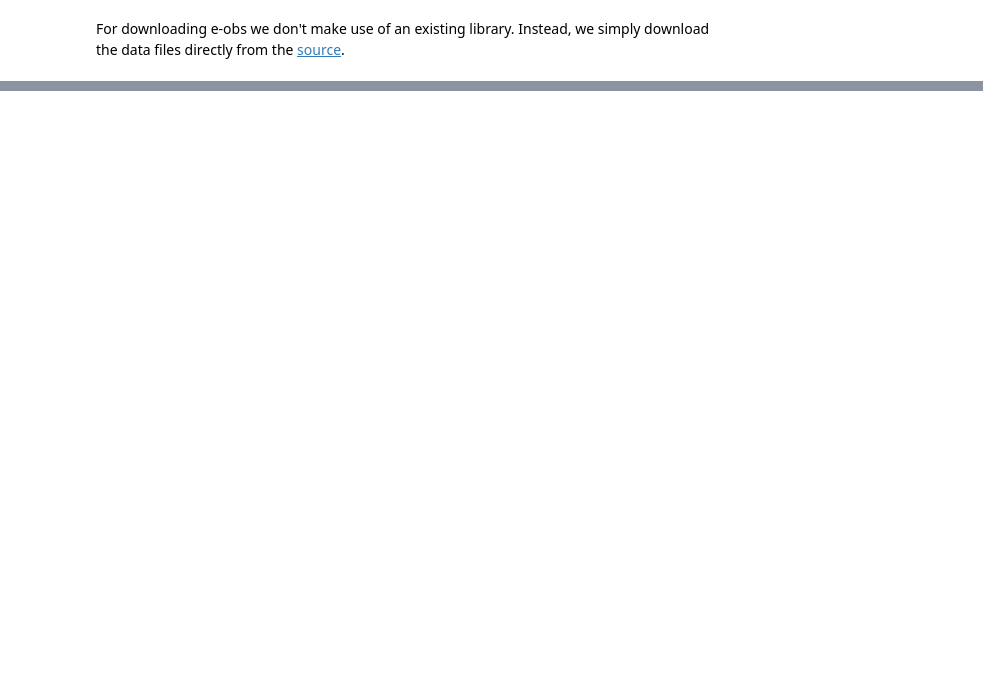
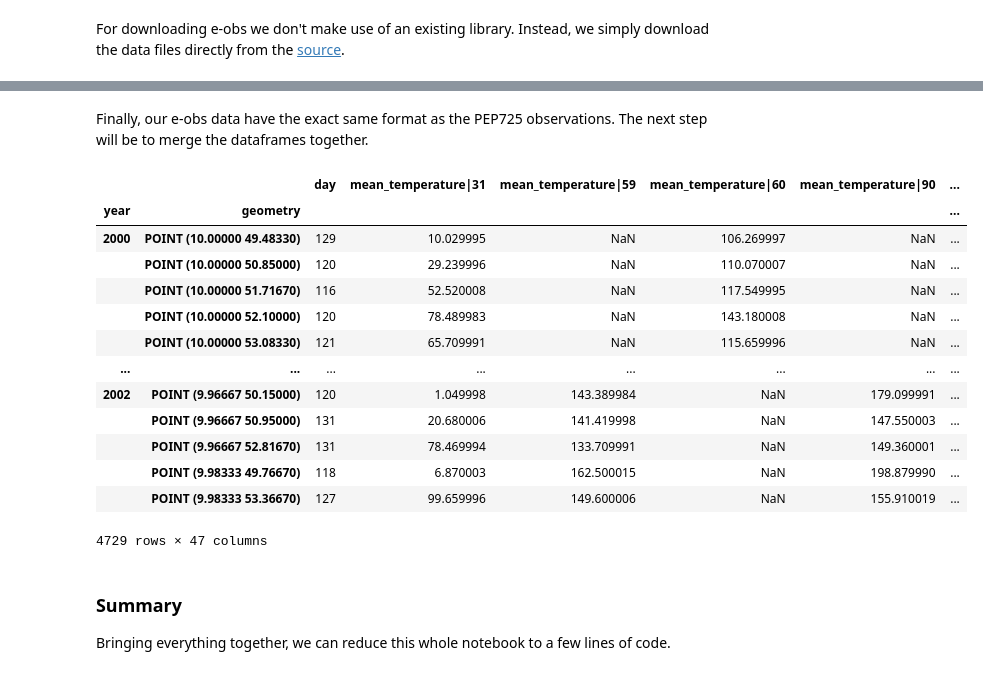
Before and after one commit to phenology/springtime, a Jupyter notebook: data.ipynb, the cells around one changed output, grey strips where cells are left out. Cells and saved outputs as stored; diff of their text form; code cells hidden in the pictures; blank space fills up the shorter version.

Commit message:
Update data walkthrough

```diff
--- a/data.ipynb
+++ b/data.ipynb
@@ -331,0 +294,4 @@ Loaded mean_temperature for 2011-2022 in 0.5430669784545898 seconds
+# %%
+eobs_ds = eobs_ds.resample(time="M").sum()
+eobs_ds = split_time(eobs_ds)
+eobs_ds
@@ -331,0 +383,3 @@ Loaded mean_temperature for 2011-2022 in 0.5430669784545898 seconds
+# %%
+eobs_ds = extract_records(eobs_ds, df_pep725)
+eobs_ds
@@ -331,0 +437,3 @@ Loaded mean_temperature for 2011-2022 in 0.5430669784545898 seconds
+# %%
+eobs_df = eobs_ds.to_dataframe()
+eobs_df
@@ -331,0 +457,6 @@ Loaded mean_temperature for 2011-2022 in 0.5430669784545898 seconds
+# %%
+eobs_df = eobs_df.set_index(["year", "geometry"], append=True).unstack("doy")
+eobs_df.columns = eobs_df.columns.map("{0[0]}|{0[1]}".format)
+eobs_df = eobs_df.reset_index("index", drop=True).reset_index()
+eobs_df = gpd.GeoDataFrame(eobs_df)
+eobs_df
@@ -331,0 +477,45 @@ Loaded mean_temperature for 2011-2022 in 0.5430669784545898 seconds
+# %% [markdown]
+Finally, our e-obs data have the exact same format as the PEP725 observations. The next step will be to merge the dataframes together.
+# %%
+def join_dataframes(dfs, index_cols=["year", "geometry"]):
+    """Join dataframes by index cols.
+
+    Assumes incoming data is a geopandas dataframe with a geometry column. Not
+    as index.
+    """
+    others = []
+    for df in dfs:
+        df = gpd.GeoDataFrame(df)  # TODO should not be necessary
+        df = df.to_wkt()
+        df.set_index(index_cols, inplace=True)
+        others.append(df)
+
+    main_df = others.pop(0)
+
+    df = main_df.join(others, how="outer")
+    df.reset_index(inplace=True)
+    geometry = gpd.GeoSeries.from_wkt(df.pop("geometry"))
+
+    return gpd.GeoDataFrame(df, geometry=geometry).set_index(index_cols)
+
+
+join_dataframes([df_pep725, eobs_df])
+# %% [output]
+|  |  | day | mean_temperature|31 | mean_temperature|59 | mean_temperature|60 | mean_temperature|90 | ... |
+| year | geometry |  |  |  |  |  | ... |
+| 2000 | POINT (10.00000 49.48330) | 129 | 10.029995 | NaN | 106.269997 | NaN | ... |
+|  | POINT (10.00000 50.85000) | 120 | 29.239996 | NaN | 110.070007 | NaN | ... |
+|  | POINT (10.00000 51.71670) | 116 | 52.520008 | NaN | 117.549995 | NaN | ... |
+|  | POINT (10.00000 52.10000) | 120 | 78.489983 | NaN | 143.180008 | NaN | ... |
+|  | POINT (10.00000 53.08330) | 121 | 65.709991 | NaN | 115.659996 | NaN | ... |
+| ... | ... | ... | ... | ... | ... | ... | ... |
+| 2002 | POINT (9.96667 50.15000) | 120 | 1.049998 | 143.389984 | NaN | 179.099991 | ... |
+|  | POINT (9.96667 50.95000) | 131 | 20.680006 | 141.419998 | NaN | 147.550003 | ... |
+|  | POINT (9.96667 52.81670) | 131 | 78.469994 | 133.709991 | NaN | 149.360001 | ... |
+|  | POINT (9.98333 49.76670) | 118 | 6.870003 | 162.500015 | NaN | 198.879990 | ... |
+|  | POINT (9.98333 53.36670) | 127 | 99.659996 | 149.600006 | NaN | 155.910019 | ... |
+4729 rows × 47 columns
+# %% [markdown]
+### Summary
+
+Bringing everything together, we can reduce this whole notebook to a few lines of code.
```
Also changed, not shown: parts of 26 cells of this notebook, 3 other files.
